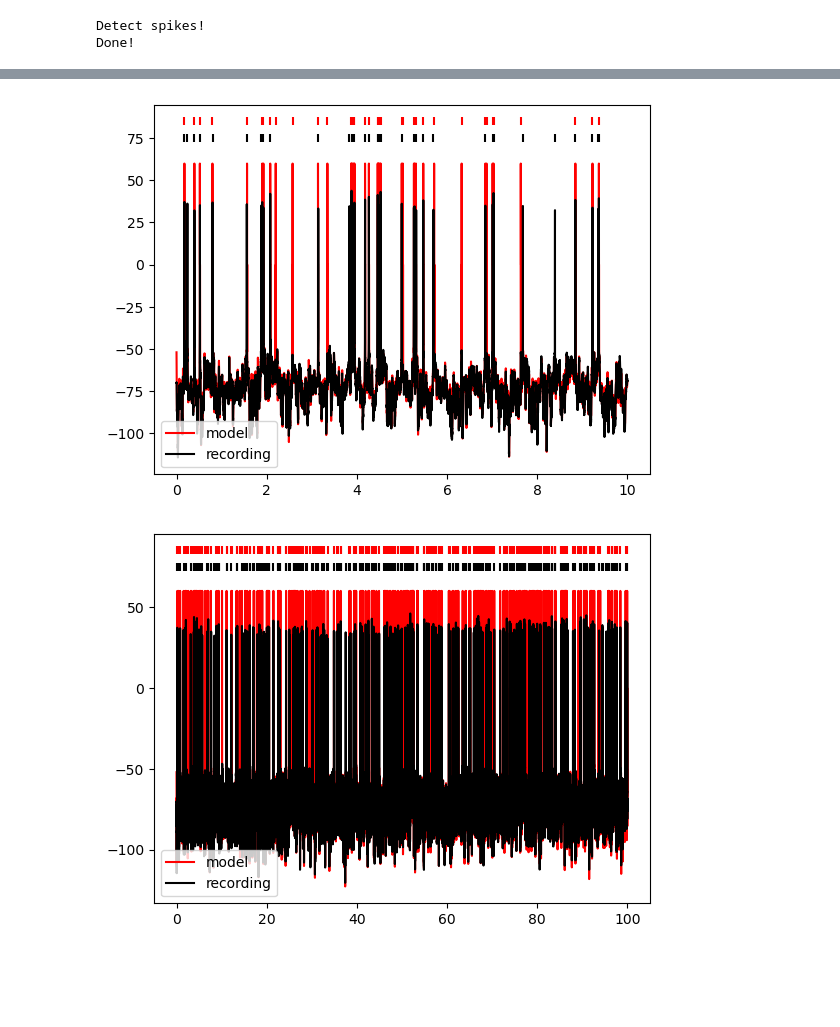
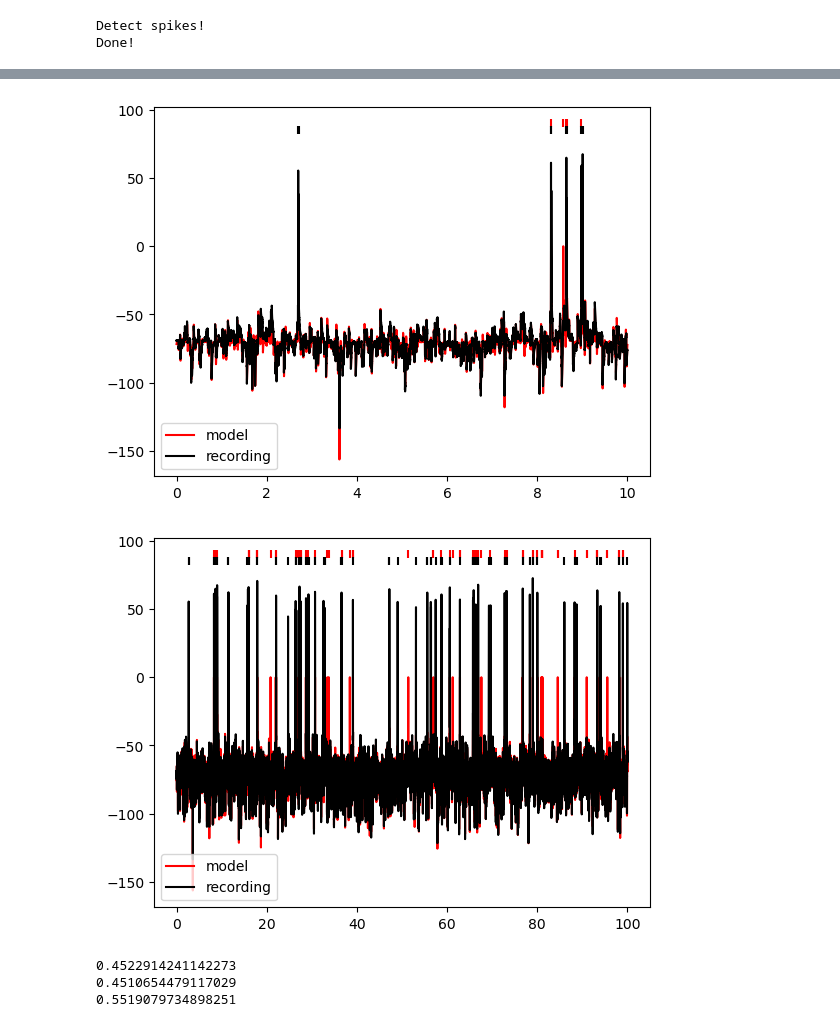
Before and after one commit to Nishant-codex/GIFFittingToolbox, a Jupyter notebook: src/examples/Test_my_data.ipynb, the cells around one changed output, grey strips where cells are left out. Saved outputs shown, nothing was run; the diff lists cells and outputs as text; code cells hidden in the pictures; blank space fills up the shorter version.

```diff
--- a/src/examples/Test_my_data.ipynb
+++ b/src/examples/Test_my_data.ipynb
@@ -79,15 +81,22 @@ More instructions are provided on the website.
 # STEP 1: LOAD EXPERIMENTAL DATA
 ############################################################################################################
 myExp = Experiment('Experiment 1', 0.05)
+trial = 0
+data = loadmatInPy('D:/Analyzed/NC_170711_aCSF_D1ago_E1_analyzed.mat')
+I_data =      data[trial]['input_current'][:120*20000]
+V_data =      data[trial]['membrane_potential'][:120*20000]
+spikes_data = data[trial]['spikeindices']
 
-#Inhibitory
-with open("G:/My Drive/Bernstein/170725_NC_82_INH.pickle",'rb') as f:
-    data = pickle.load(f)
-I_data = data['I'][:120*20000]
-V_data = data['V'][:120*20000]
-spikes_data = data['spikes']
 
-# #Excitatory
+# #Inhibitory
+# with open("G:/My Drive/Bernstein/170725_NC_82_INH.pickle",'rb') as f:
+#     data = pickle.load(f)
+# I_data = data['I'][:120*20000]
+# V_data = data['V'][:120*20000]
+# spikes_data = data['spikes']
+
+#Excitatory
+
 # with open("G:/My Drive/Bernstein/170815_NC_109_EXC.pickle",'rb') as f:
 #     data = pickle.load(f)
 # I_data = data['I'][:120*20000]
@@ -209,10 +254,10 @@ myGIF.gamma.setMetaParameters(length=500.0, binsize_lb=5.0, binsize_ub=1000.0, s
 
 
 # Exp Filter
-myGIF.eta = Filter_Exps()
-myGIF.eta.setFilter_Timescales([1.0, 5.0, 30.0, 70.0, 100.0, 500.0])
-myGIF.gamma = Filter_Exps()
-myGIF.gamma.setFilter_Timescales([1.0, 5.0, 30.0, 70.0, 100.0, 500.0])
+# myGIF.eta = Filter_Exps()
+# myGIF.eta.setFilter_Timescales([1.0, 5.0, 30.0, 70.0, 100.0, 500.0])
+# myGIF.gamma = Filter_Exps()
+# myGIF.gamma.setFilter_Timescales([1.0, 5.0, 30.0, 70.0, 100.0, 500.0])
 
 # Define the ROI of the training set to be used for the fit (in this example we will use only the first 100 s)
 myExp.trainingset_traces[0].setROI([[0,100000.0]])
@@ -266,9 +317,4 @@ DV (mV):        2.135
 # %%
-
-I = myExp.trainingset_traces[0].I
-V_exp = myExp.trainingset_traces[0].V
-spks = myExp.trainingset_traces[0].spks*myExp.dt
-(time, V_model, I_a, V_t, S_model) = myGIF.simulate(I, myGIF.El)
 
 time  = time/1000
 
@@ -300,8 +346,8 @@ plt.show()
 plot_time = 10 # s
 plt.plot(time[:plot_time*20000],V_model[:plot_time*20000],c='red',label='model')
 plt.plot(time[:plot_time*20000],V_exp[:plot_time*20000],c='black',label='recording')
-plt.scatter(time[:plot_time*20000], spks_model[:plot_time*20000]*85,c='red' ,marker='|')
-plt.scatter(time[:plot_time*20000], spks_data[:plot_time*20000]*75,c='black',marker='|')
+plt.scatter(time[:plot_time*20000], spks_model[:plot_time*20000]*90,c='red' ,marker='|')
+plt.scatter(time[:plot_time*20000], spks_data[:plot_time*20000]*85,c='black',marker='|')
 plt.legend(loc='lower left')
 plt.show()
 
@@ -309,8 +355,8 @@ plt.show()
 plot_time = 100 # s
 plt.plot(time[:plot_time*20000],V_model[:plot_time*20000],c='red',label='model')
 plt.plot(time[:plot_time*20000],V_exp[:plot_time*20000],c='black',label='recording')
-plt.scatter(time[:plot_time*20000], spks_model[:plot_time*20000]*85,c='red' ,marker='|')
-plt.scatter(time[:plot_time*20000], spks_data[:plot_time*20000]*75,c='black',marker='|')
+plt.scatter(time[:plot_time*20000], spks_model[:plot_time*20000]*90,c='red' ,marker='|')
+plt.scatter(time[:plot_time*20000], spks_data[:plot_time*20000]*85,c='black',marker='|')
 plt.legend(loc='lower left')
 plt.ion=True
 plt.show()
@@ -320,5 +366,13 @@ plt.show()
-[figure, old version]
+[figure, new version]
-[figure, old version]
+[figure, new version]
+# %%
+print(get_gamma_factor(S_model,spks,4,100*1000,1/20,rate_correction=False))
+print(get_gamma_factor(S_model,spks,5,100*1000,1/20,rate_correction=False))
+print(get_gamma_factor(S_model,spks,10,100*1000,1/20,rate_correction=False))
+# %% [output]
+0.4522914241142273
+0.4510654479117029
+0.5519079734898251
 # %%
 
 plot_start_time = 0 # s
```
Also changed, not shown: parts of 15 cells of this notebook, 4 other files.
